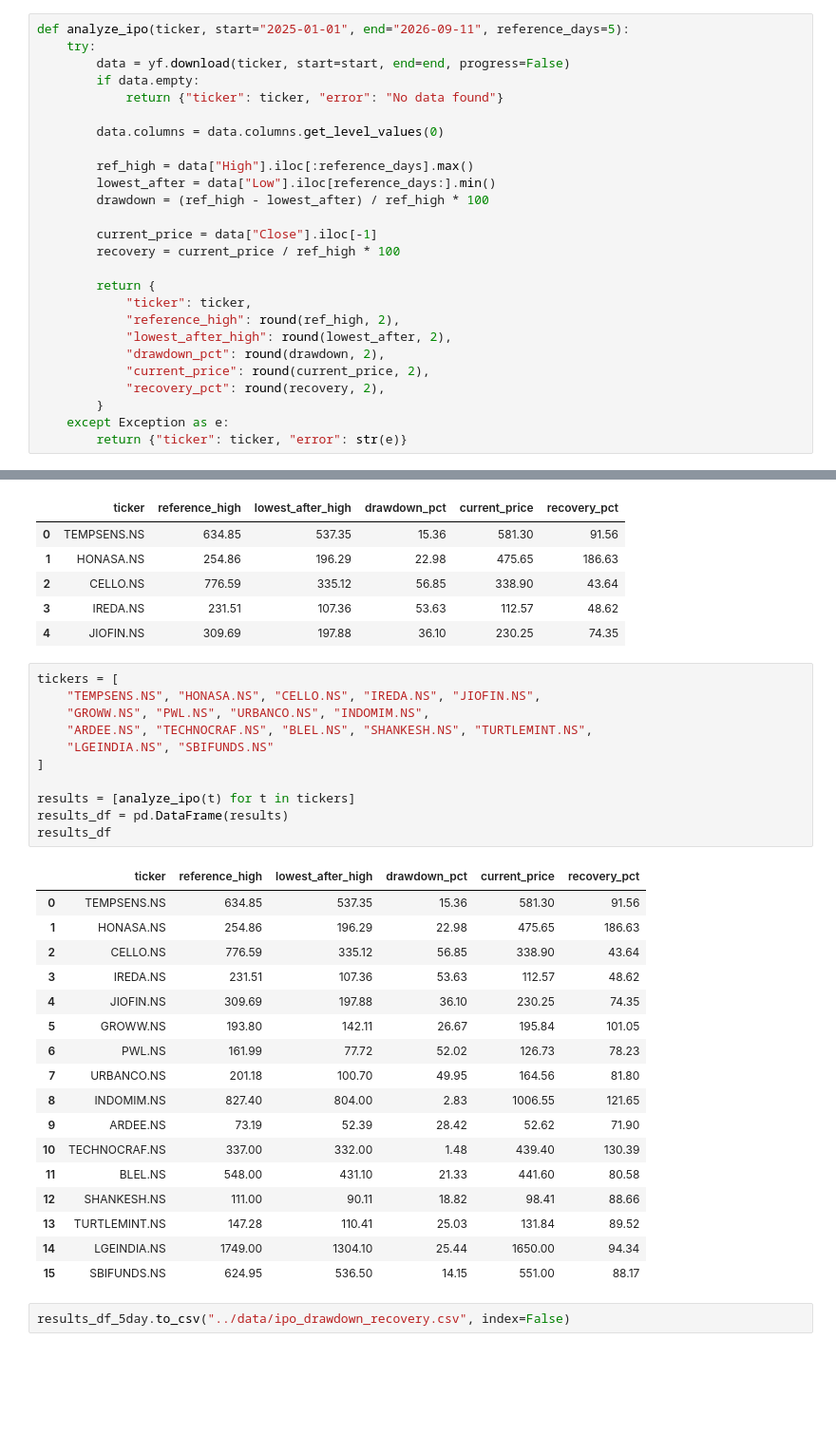
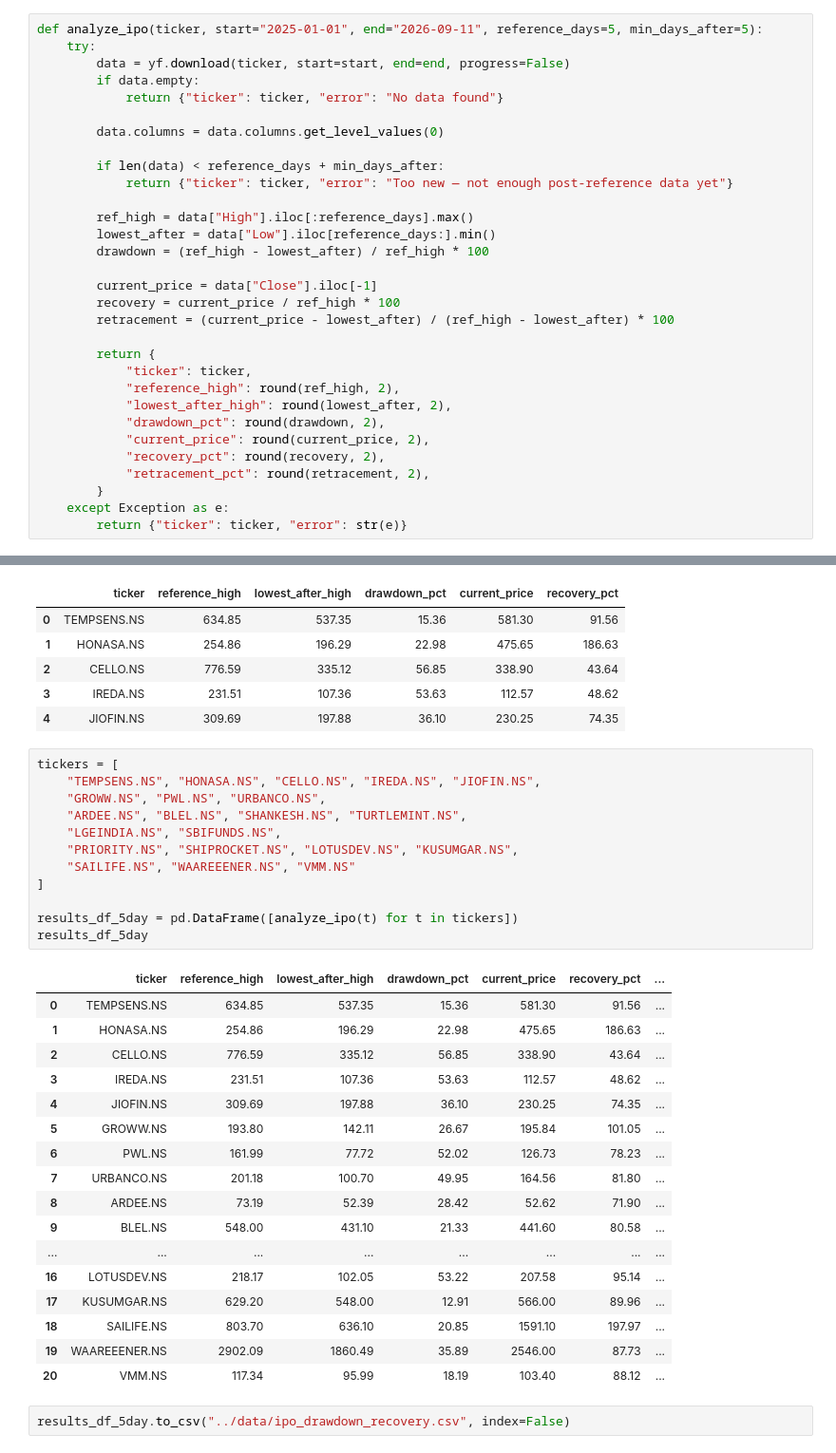
Before and after one commit to kartik-86/Equity-Signal, a Jupyter notebook: notebooks/01_explore_data.ipynb, the cells around one changed output, grey strips where cells are left out. Shown at 95% size. Cells and saved outputs as stored; diff of their text form; blank space fills up the shorter version.

Commit message:
feat: expand dataset to 21 IPOs, add retracement metric and min-data-length safeguard

```diff
--- a/notebooks/01_explore_data.ipynb
+++ b/notebooks/01_explore_data.ipynb
@@ -65,7 +65,7 @@ plt.show()
 # %% [output]
 [figure]
 # %%
-def analyze_ipo(ticker, start="2025-01-01", end="2026-09-11", reference_days=5):
+def analyze_ipo(ticker, start="2025-01-01", end="2026-09-11", reference_days=5, min_days_after=5):
     try:
         data = yf.download(ticker, start=start, end=end, progress=False)
         if data.empty:
@@ -73,12 +73,16 @@ def analyze_ipo(ticker, start="2025-01-01", end="2026-09-11", reference_days=5):
 
         data.columns = data.columns.get_level_values(0)
 
+        if len(data) < reference_days + min_days_after:
+            return {"ticker": ticker, "error": "Too new — not enough post-reference data yet"}
+
         ref_high = data["High"].iloc[:reference_days].max()
         lowest_after = data["Low"].iloc[reference_days:].min()
         drawdown = (ref_high - lowest_after) / ref_high * 100
 
         current_price = data["Close"].iloc[-1]
         recovery = current_price / ref_high * 100
+        retracement = (current_price - lowest_after) / (ref_high - lowest_after) * 100
 
         return {
             "ticker": ticker,
@@ -87,6 +91,7 @@ def analyze_ipo(ticker, start="2025-01-01", end="2026-09-11", reference_days=5):
             "drawdown_pct": round(drawdown, 2),
             "current_price": round(current_price, 2),
             "recovery_pct": round(recovery, 2),
+            "retracement_pct": round(retracement, 2),
         }
     except Exception as e:
         return {"ticker": ticker, "error": str(e)}
@@ -115,32 +120,33 @@ results_df
 # %%
 tickers = [
     "TEMPSENS.NS", "HONASA.NS", "CELLO.NS", "IREDA.NS", "JIOFIN.NS",
-    "GROWW.NS", "PWL.NS", "URBANCO.NS", "INDOMIM.NS",
-    "ARDEE.NS", "TECHNOCRAF.NS", "BLEL.NS", "SHANKESH.NS", "TURTLEMINT.NS",
-    "LGEINDIA.NS", "SBIFUNDS.NS"
+    "GROWW.NS", "PWL.NS", "URBANCO.NS",
+    "ARDEE.NS", "BLEL.NS", "SHANKESH.NS", "TURTLEMINT.NS",
+    "LGEINDIA.NS", "SBIFUNDS.NS",
+    "PRIORITY.NS", "SHIPROCKET.NS", "LOTUSDEV.NS", "KUSUMGAR.NS",
+    "SAILIFE.NS", "WAAREEENER.NS", "VMM.NS"
 ]
 
-results = [analyze_ipo(t) for t in tickers]
-results_df = pd.DataFrame(results)
-results_df
+results_df_5day = pd.DataFrame([analyze_ipo(t) for t in tickers])
+results_df_5day
 # %% [output]
-|  | ticker | reference_high | lowest_after_high | drawdown_pct | current_price | recovery_pct |
-| 0 | TEMPSENS.NS | 634.85 | 537.35 | 15.36 | 581.30 | 91.56 |
-| 1 | HONASA.NS | 254.86 | 196.29 | 22.98 | 475.65 | 186.63 |
-| 2 | CELLO.NS | 776.59 | 335.12 | 56.85 | 338.90 | 43.64 |
-| 3 | IREDA.NS | 231.51 | 107.36 | 53.63 | 112.57 | 48.62 |
-| 4 | JIOFIN.NS | 309.69 | 197.88 | 36.10 | 230.25 | 74.35 |
-| 5 | GROWW.NS | 193.80 | 142.11 | 26.67 | 195.84 | 101.05 |
-| 6 | PWL.NS | 161.99 | 77.72 | 52.02 | 126.73 | 78.23 |
-| 7 | URBANCO.NS | 201.18 | 100.70 | 49.95 | 164.56 | 81.80 |
-| 8 | INDOMIM.NS | 827.40 | 804.00 | 2.83 | 1006.55 | 121.65 |
-| 9 | ARDEE.NS | 73.19 | 52.39 | 28.42 | 52.62 | 71.90 |
-| 10 | TECHNOCRAF.NS | 337.00 | 332.00 | 1.48 | 439.40 | 130.39 |
-| 11 | BLEL.NS | 548.00 | 431.10 | 21.33 | 441.60 | 80.58 |
-| 12 | SHANKESH.NS | 111.00 | 90.11 | 18.82 | 98.41 | 88.66 |
-| 13 | TURTLEMINT.NS | 147.28 | 110.41 | 25.03 | 131.84 | 89.52 |
-| 14 | LGEINDIA.NS | 1749.00 | 1304.10 | 25.44 | 1650.00 | 94.34 |
-| 15 | SBIFUNDS.NS | 624.95 | 536.50 | 14.15 | 551.00 | 88.17 |
+|  | ticker | reference_high | lowest_after_high | drawdown_pct | current_price | recovery_pct | ... |
+| 0 | TEMPSENS.NS | 634.85 | 537.35 | 15.36 | 581.30 | 91.56 | ... |
+| 1 | HONASA.NS | 254.86 | 196.29 | 22.98 | 475.65 | 186.63 | ... |
+| 2 | CELLO.NS | 776.59 | 335.12 | 56.85 | 338.90 | 43.64 | ... |
+| 3 | IREDA.NS | 231.51 | 107.36 | 53.63 | 112.57 | 48.62 | ... |
+| 4 | JIOFIN.NS | 309.69 | 197.88 | 36.10 | 230.25 | 74.35 | ... |
+| 5 | GROWW.NS | 193.80 | 142.11 | 26.67 | 195.84 | 101.05 | ... |
+| 6 | PWL.NS | 161.99 | 77.72 | 52.02 | 126.73 | 78.23 | ... |
+| 7 | URBANCO.NS | 201.18 | 100.70 | 49.95 | 164.56 | 81.80 | ... |
+| 8 | ARDEE.NS | 73.19 | 52.39 | 28.42 | 52.62 | 71.90 | ... |
+| 9 | BLEL.NS | 548.00 | 431.10 | 21.33 | 441.60 | 80.58 | ... |
+| ... | ... | ... | ... | ... | ... | ... | ... |
+| 16 | LOTUSDEV.NS | 218.17 | 102.05 | 53.22 | 207.58 | 95.14 | ... |
+| 17 | KUSUMGAR.NS | 629.20 | 548.00 | 12.91 | 566.00 | 89.96 | ... |
+| 18 | SAILIFE.NS | 803.70 | 636.10 | 20.85 | 1591.10 | 197.97 | ... |
+| 19 | WAAREEENER.NS | 2902.09 | 1860.49 | 35.89 | 2546.00 | 87.73 | ... |
+| 20 | VMM.NS | 117.34 | 95.99 | 18.19 | 103.40 | 88.12 | ... |
 # %%
 results_df_5day.to_csv("../data/ipo_drawdown_recovery.csv", index=False)
 # %%
```
Also changed, not shown: 1 other file.
